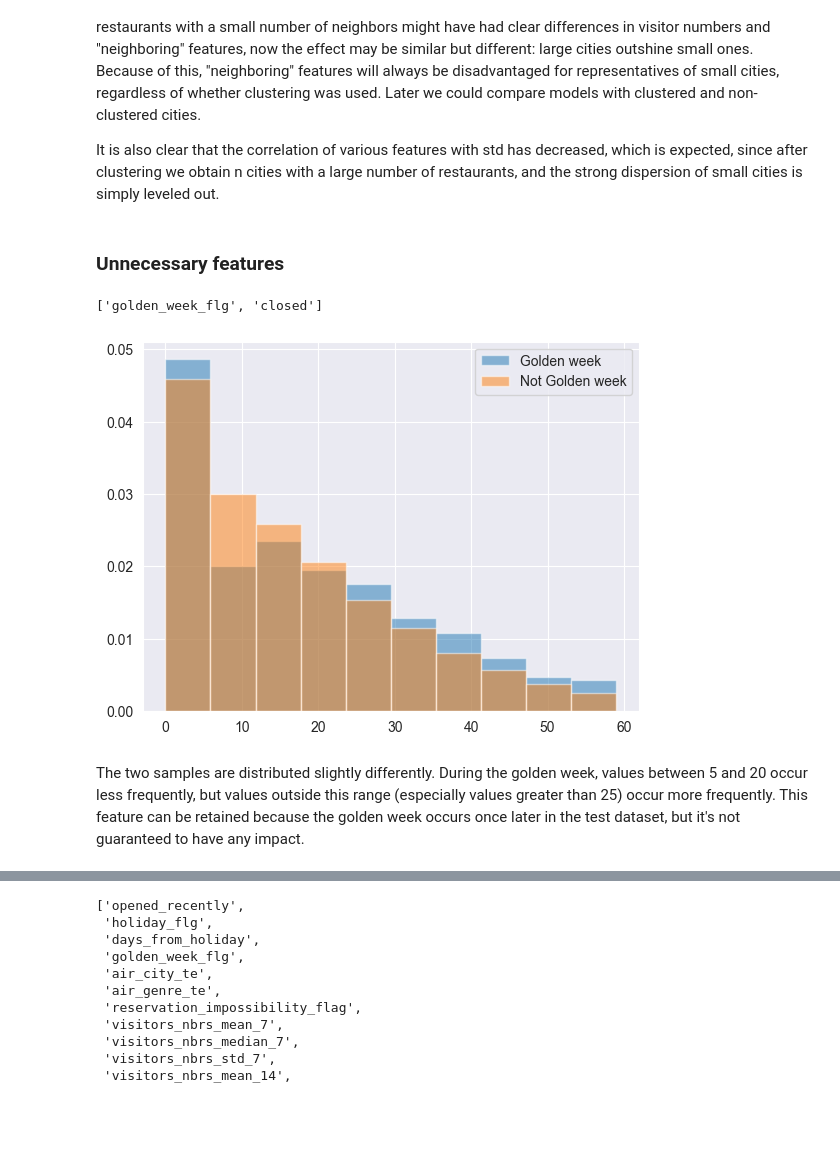
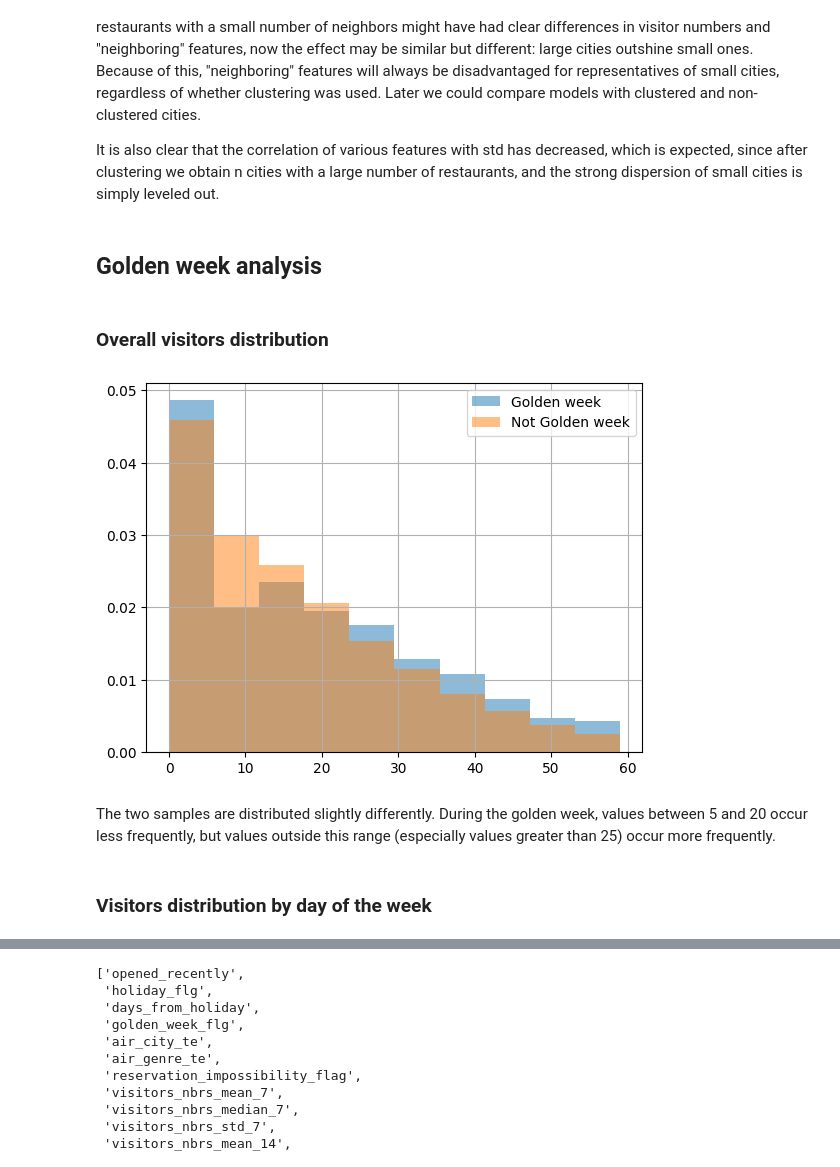
Before and after one commit to Lymuthien/mentoring_program, a Jupyter notebook: notebooks/2.1-feature-exploring.ipynb, the cells around one changed output, grey strips where cells are left out. Saved outputs shown, nothing was run; the diff lists cells and outputs as text; code cells hidden in the pictures; blank space fills up the shorter version.

Commit message:
Shown visitors distribution by day of the week for golden week and days around it.

```diff
--- a/notebooks/2.1-feature-exploring.ipynb
+++ b/notebooks/2.1-feature-exploring.ipynb
@@ -268,25 +269,28 @@ plot_corr_matrix(corr_diff, 0.5)
 City clustering had virtually no effect on the correlation of visitors with the other features. However, initially, the correlation with "neighboring" features was weak (shown previously in the graph). While previously restaurants with a small number of neighbors might have had clear differences in visitor numbers and "neighboring" features, now the effect may be similar but different: large cities outshine small ones. Because of this, "neighboring" features will always be disadvantaged for representatives of small cities, regardless of whether clustering was used. Later we could compare models with clustered and non-clustered cities.
 
 It is also clear that the correlation of various features with std has decreased, which is expected, since after clustering we obtain n cities with a large number of restaurants, and the strong dispersion of small cities is simply leveled out.
-# %% [markdown]
-### Unnecessary features
-# %%
-get_features_by_variance_threshold(air_visit_df, VARIANCE_FS_THRESHOLD)
-# %% [output]
-['golden_week_flg', 'closed']
+# %% [markdown]
+## Golden week analysis
+# %% [markdown]
+### Overall visitors distribution
+# %%
+gw_mask = opened[GOLDEN_WEEK_FLG] == 1
+gw = opened[gw_mask]
+ngw = opened[~gw_mask]
 # %%
-gw_mask = opened[GOLDEN_WEEK_FLG] == 1
-gw_visitors = opened[gw_mask][VISITORS_COL]
+gw_visitors = gw[VISITORS_COL]
 visitors_no = get_non_outliers_mask(gw_visitors)
 visitors_no_ngw = opened[VISITORS_COL] <= gw_visitors[visitors_no].max()
 gw_visitors = gw_visitors[visitors_no]
-ngw_visitors = opened[~gw_mask & visitors_no_ngw][VISITORS_COL]
+ngw_visitors = ngw.loc[visitors_no_ngw][VISITORS_COL]
 
 gw_visitors.hist(alpha=0.5, density=True, label="Golden week")
 ngw_visitors.hist(alpha=0.5, density=True, label="Not Golden week")
 plt.legend()
 plt.show()
 # %% [output]
-[figure, old version]
+[figure, new version]
 # %% [markdown]
-The two samples are distributed slightly differently. During the golden week, values between 5 and 20 occur less frequently, but values outside this range (especially values greater than 25) occur more frequently. This feature can be retained because the golden week occurs once later in the test dataset, but it's not guaranteed to have any impact.
+The two samples are distributed slightly differently. During the golden week, values between 5 and 20 occur less frequently, but values outside this range (especially values greater than 25) occur more frequently.
+# %% [markdown]
+### Visitors distribution by day of the week
```
Also changed, not shown: parts of 23 cells of this notebook, 1 other file.
